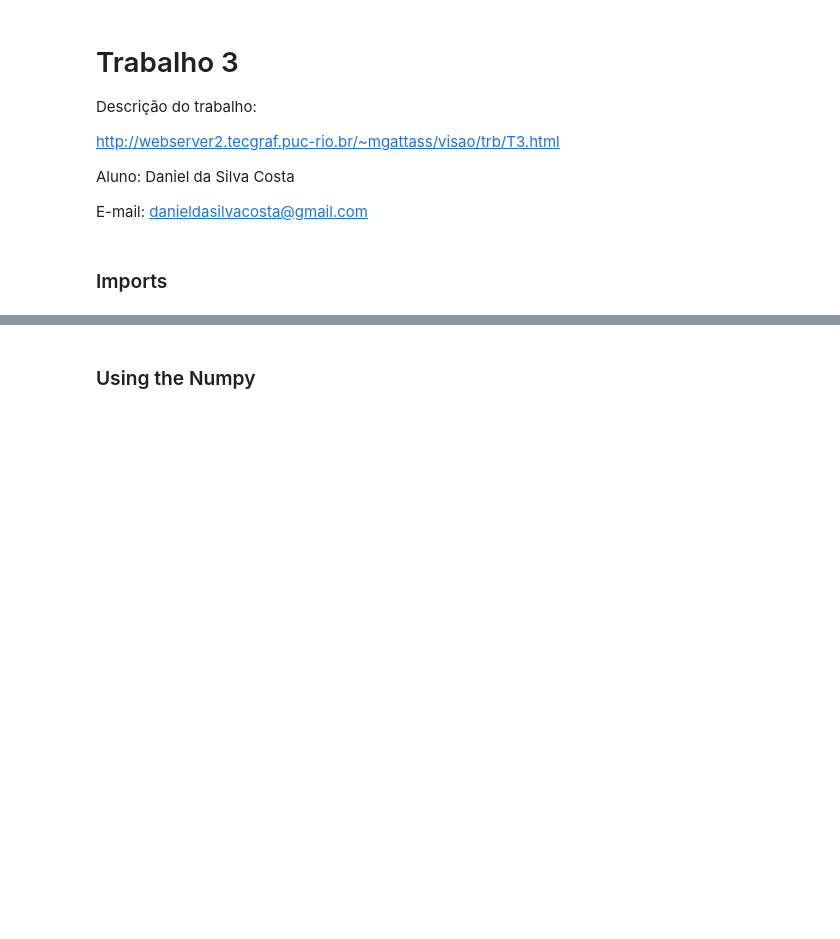
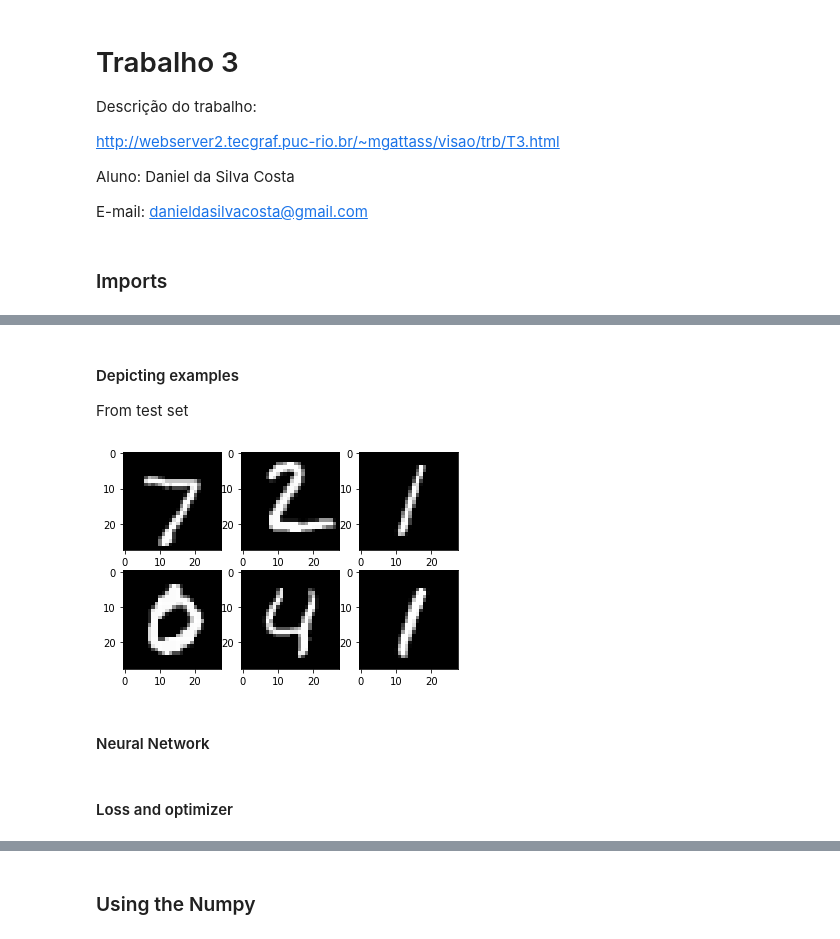
Before and after one commit to danieldasilvacosta/pucrio--vc--trabalhos--2022.2, a Jupyter notebook: Trabalho 3 - Daniel da Silva Costa/T3_DanielCosta.ipynb, the cells around one changed output, grey strips where cells are left out. Saved outputs shown, nothing was run; the diff lists cells and outputs as text; code cells hidden in the pictures; blank space fills up the shorter version.

Commit message:
Coloquei no notebook a parte do PyTorch.

```diff
--- a/Trabalho 3 - Daniel da Silva Costa/T3_DanielCosta.ipynb
+++ b/Trabalho 3 - Daniel da Silva Costa/T3_DanielCosta.ipynb
@@ -21,0 +39,7 @@ import pandas as pd
+# %%
+input_size = 784 # 28x28
+hidden_size = 500
+num_classes = 10
+num_epochs = 5
+batch_size = 256
+learning_rate = 0.001
@@ -21,0 +48,9 @@ import pandas as pd
+# %%
+train_dataset = torchvision.datasets.MNIST(root='./data',
+                                           train=True,
+                                           transform=transforms.ToTensor(),
+                                           download=True)
+
+test_dataset = torchvision.datasets.MNIST(root='./data',
+                                          train=False,
+                                          transform=transforms.ToTensor())
@@ -21,0 +61,8 @@ import pandas as pd
+# %%
+train_loader = torch.utils.data.DataLoader(dataset=train_dataset,
+                                           batch_size=batch_size,
+                                           shuffle=True)
+
+test_loader = torch.utils.data.DataLoader(dataset=test_dataset,
+                                          batch_size=batch_size,
+                                          shuffle=False)
@@ -21,0 +93,16 @@ import pandas as pd
+# %% [markdown]
+#### Depicting examples
+
+From test set
+# %%
+examples = iter(test_loader)
+example_data, example_targets = examples.next()
+
+for i in range(6):
+    plt.subplot(2,3,i+1)
+    plt.imshow(example_data[i][0], cmap='gray')
+plt.show()
+# %% [output]
+[figure, added]
+# %% [markdown]
+#### Neural Network
@@ -21,0 +127,2 @@ import pandas as pd
+# %% [markdown]
+#### Loss and optimizer
```
Also changed, not shown: parts of 26 cells of this notebook.
